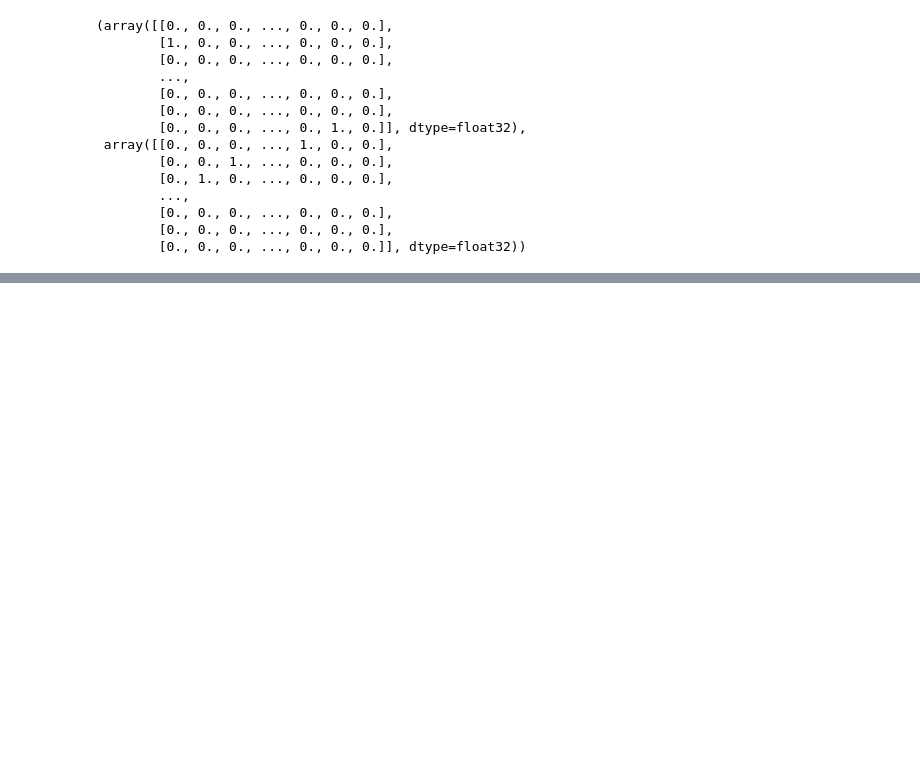
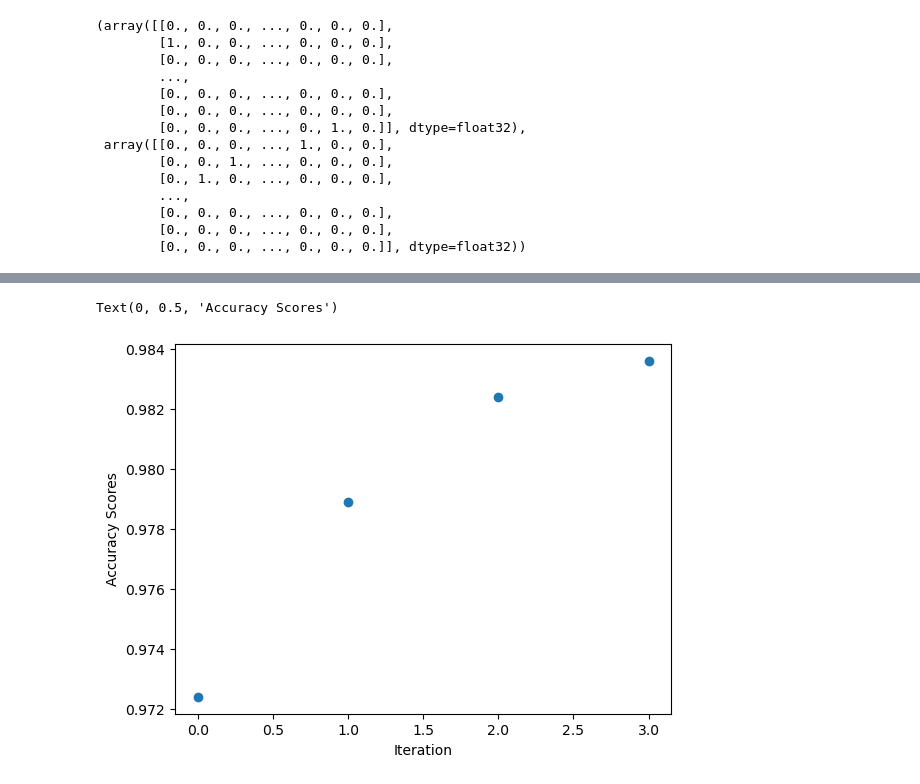
Before and after one commit to kdlr2jh/mlnn_sp_23, a Jupyter notebook: week10/week10-asnmt-delarosa.ipynb, the cells around one changed output, grey strips where cells are left out. Saved outputs shown, nothing was run; the diff lists cells and outputs as text; code cells hidden in the pictures; blank space fills up the shorter version.

```diff
--- a/week10/week10-asnmt-delarosa.ipynb
+++ b/week10/week10-asnmt-delarosa.ipynb
@@ -209,6 +209,6 @@ Test accuracy: 0.9830999970436096
 # %%
 # define the model and evaluate without noise and different epochs
-epochs = [10, 20, 40, 80, 120]
+epochs = [10, 20, 40, 80]
 
 for epoch in epochs:
     model = Sequential()
@@ -263,7 +262,8 @@ scores
 # %%
 # add different noise scales
 scales = [.1, .5, 1.0, 2.0, 4.0]
-
+epochs = [10, 20, 80]
+scores_n = []
 for epoch in epochs:
 
     # build model and evaluate
@@ -279,6 +279,7 @@ for epoch in epochs:
 
     for scale in scales:
         print(epoch)
+        print(scale)
 
         x = random.normal(loc=1, scale=scale, size=x_train.shape)
         x_train = x_train + x
@@ -296,5 +297,5 @@ for epoch in epochs:
         print('Test loss:', score[0])
         print('Test accuracy:', score[1])
 
-        scores.append(score)
+        scores_n.append(score)
 # %% [output]
@@ -317,0 +341,8 @@ Epoch 5/10
+# %%
+import numpy as np
+import pandas as pd
+
+scoresdf = pd.DataFrame(scores, columns=['loss','accuracy'])
+scoresndf = pd.DataFrame(scores_n, columns=['loss','accuracy'])
+
+scoresdf, scoresndf
@@ -317,0 +367,8 @@ Epoch 5/10
+# %%
+plt.figure()
+plt.scatter(scoresdf.index, scoresdf['accuracy'])
+plt.xlabel("Iteration")
+plt.ylabel("Accuracy Scores")
+# %% [output]
+Text(0, 0.5, 'Accuracy Scores')
+[figure, added]
```
Also changed, not shown: parts of 9 cells of this notebook, 6 other files.
